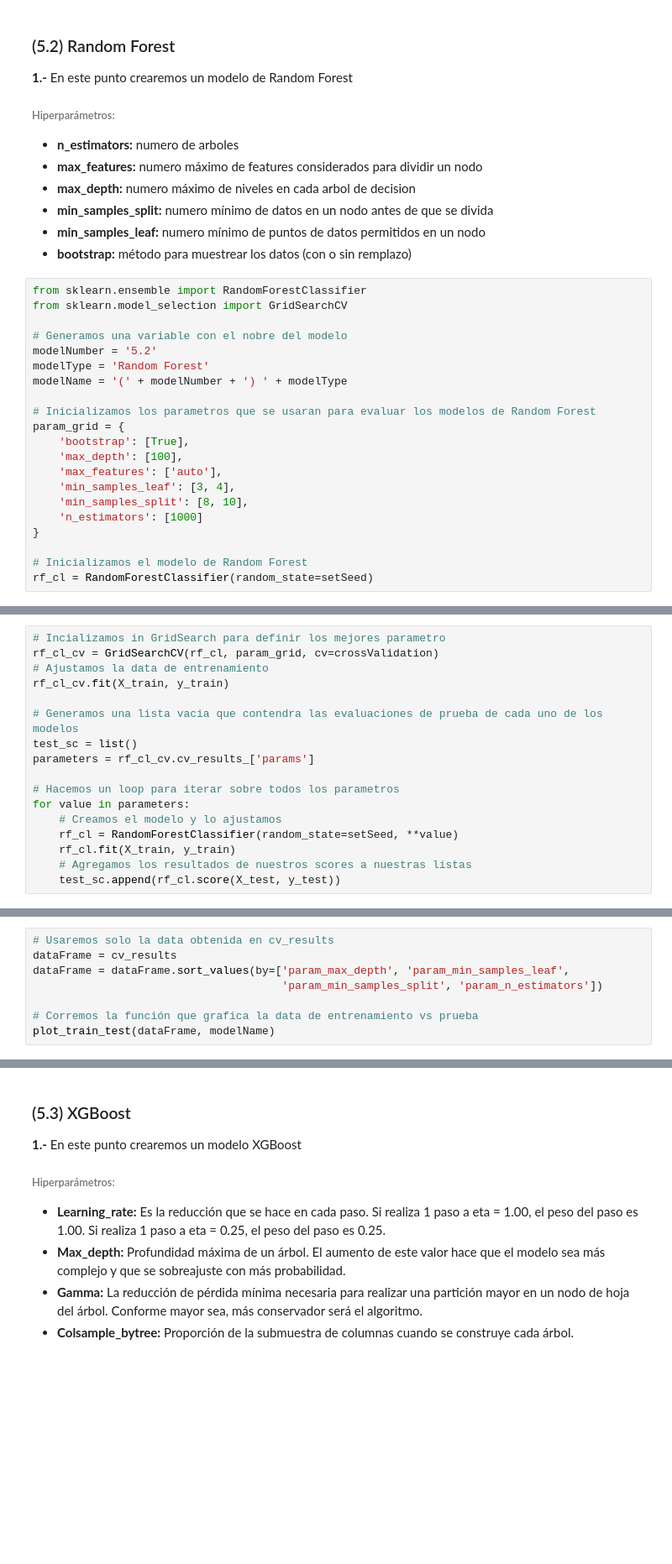
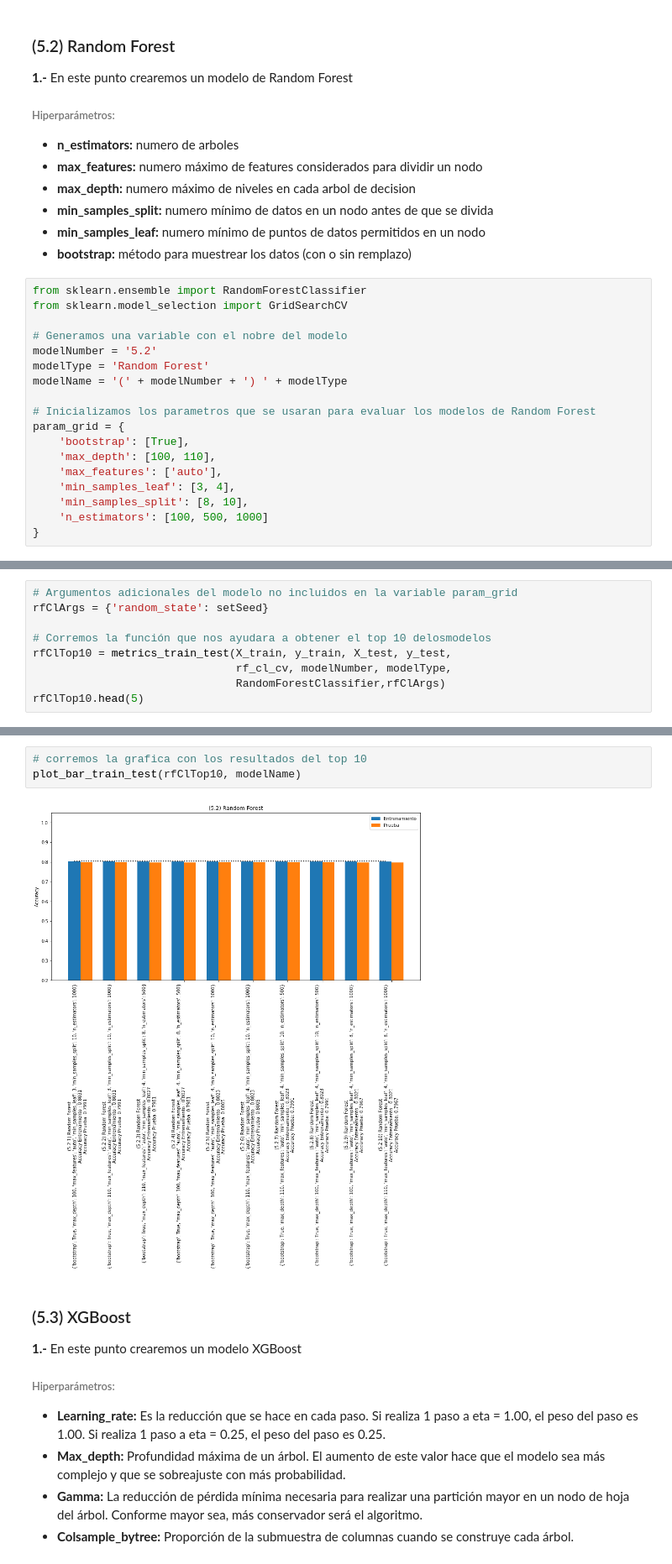
Before and after one commit to jorgeo80/UP_MCD, a Jupyter notebook: MachineLearning/Proyecto/CHURNAnalysis.ipynb, the cells around one changed output, grey strips where cells are left out. Shown: that part at 84% size. Saved outputs shown, nothing was run; the diff lists cells and outputs as text; blank space fills up the shorter version.

```diff
--- a/MachineLearning/Proyecto/CHURNAnalysis.ipynb
+++ b/MachineLearning/Proyecto/CHURNAnalysis.ipynb
@@ -441,13 +461,10 @@ modelName = '(' + modelNumber + ') ' + modelType
 # Inicializamos los parametros que se usaran para evaluar los modelos de Random Forest
 param_grid = {
     'bootstrap': [True],
-    'max_depth': [100],
+    'max_depth': [100, 110],
     'max_features': ['auto'],
     'min_samples_leaf': [3, 4],
     'min_samples_split': [8, 10],
-    'n_estimators': [1000]
+    'n_estimators': [100, 500, 1000]
 }
-
-# Inicializamos el modelo de Random Forest
-rf_cl = RandomForestClassifier(random_state=setSeed)
 # %% [markdown]
@@ -455,17 +471,0 @@ rf_cl = RandomForestClassifier(random_state=setSeed)
-# %%
-# Incializamos in GridSearch para definir los mejores parametro
-rf_cl_cv = GridSearchCV(rf_cl, param_grid, cv=crossValidation)
-# Ajustamos la data de entrenamiento
-rf_cl_cv.fit(X_train, y_train)
-
-# Generamos una lista vacia que contendra las evaluaciones de prueba de cada uno de los modelos
-test_sc = list()
-parameters = rf_cl_cv.cv_results_['params']
-
-# Hacemos un loop para iterar sobre todos los parametros
-for value in parameters:
-    # Creamos el modelo y lo ajustamos
-    rf_cl = RandomForestClassifier(random_state=setSeed, **value)
-    rf_cl.fit(X_train, y_train)
-    # Agregamos los resultados de nuestros scores a nuestras listas
-    test_sc.append(rf_cl.score(X_test, y_test))
@@ -508,0 +501,9 @@ rf_cl_top3[['model', 'rank', 'params', 'train_sc', 'test_sc']]
+# %%
+# Argumentos adicionales del modelo no incluidos en la variable param_grid
+rfClArgs = {'random_state': setSeed}
+
+# Corremos la función que nos ayudara a obtener el top 10 delosmodelos
+rfClTop10 = metrics_train_test(X_train, y_train, X_test, y_test,
+                               rf_cl_cv, modelNumber, modelType,
+                               RandomForestClassifier,rfClArgs)
+rfClTop10.head(5)
@@ -511,8 +518,0 @@ rf_cl_top3[['model', 'rank', 'params', 'train_sc', 'test_sc']]
-# %%
-# Usaremos solo la data obtenida en cv_results
-dataFrame = cv_results
-dataFrame = dataFrame.sort_values(by=['param_max_depth', 'param_min_samples_leaf',
-                                      'param_min_samples_split', 'param_n_estimators'])
-
-# Corremos la función que grafica la data de entrenamiento vs prueba
-plot_train_test(dataFrame, modelName)
@@ -521,3 +519,8 @@ plot_train_test(dataFrame, modelName)
+# %%
+# corremos la grafica con los resultados del top 10
+plot_bar_train_test(rfClTop10, modelName)
+# %% [output]
+[figure, added]
 # %% [markdown]
 ### (5.3) XGBoost
 **1.-** En este punto crearemos un modelo XGBoost
```
Also changed, not shown: parts of 37 cells of this notebook.
